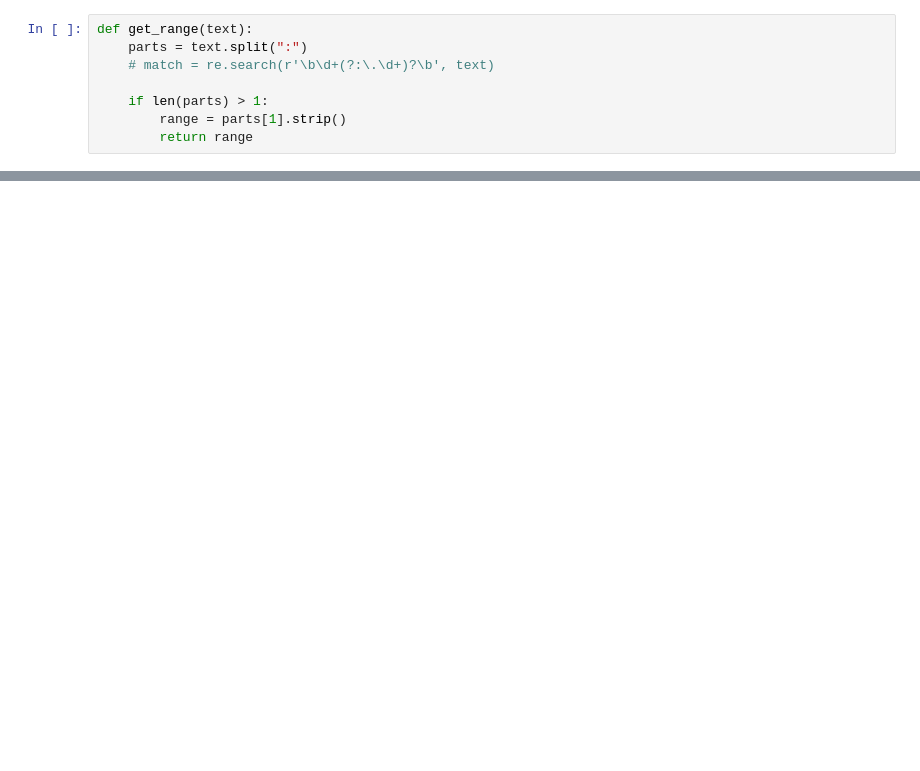
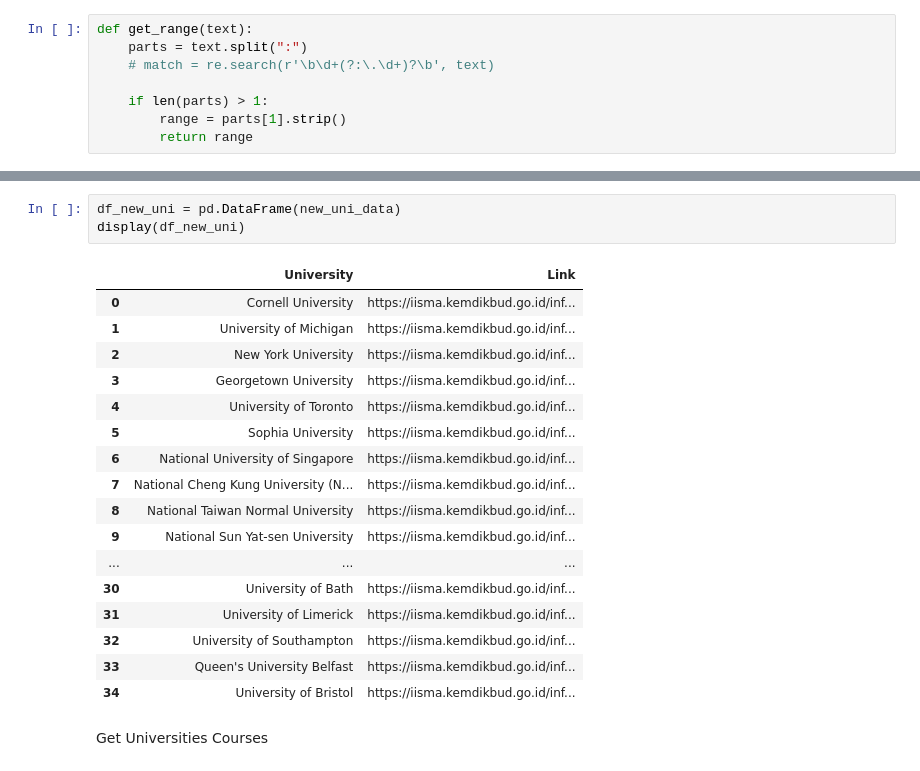
Before and after one commit to ceavinrufus/iisma_scraping, a Jupyter notebook: iisma_scraping.ipynb, the cells around one changed output, grey strips where cells are left out. Saved outputs shown, nothing was run; the diff lists cells and outputs as text; blank space fills up the shorter version.

Commit message:
new uni, uni courses

```diff
--- a/iisma_scraping.ipynb
+++ b/iisma_scraping.ipynb
@@ -418,0 +290,23 @@ display(df_intakes.groupby(["University", "Intake"]).sum().iloc[130:137, :])
+# %%
+df_new_uni = pd.DataFrame(new_uni_data)
+display(df_new_uni)
+# %% [output]
+|  | University | Link |
+| 0 | Cornell University | https://iisma.kemdikbud.go.id/inf... |
+| 1 | University of Michigan | https://iisma.kemdikbud.go.id/inf... |
+| 2 | New York University | https://iisma.kemdikbud.go.id/inf... |
+| 3 | Georgetown University | https://iisma.kemdikbud.go.id/inf... |
+| 4 | University of Toronto | https://iisma.kemdikbud.go.id/inf... |
+| 5 | Sophia University | https://iisma.kemdikbud.go.id/inf... |
+| 6 | National University of Singapore | https://iisma.kemdikbud.go.id/inf... |
+| 7 | National Cheng Kung University (N... | https://iisma.kemdikbud.go.id/inf... |
+| 8 | National Taiwan Normal University | https://iisma.kemdikbud.go.id/inf... |
+| 9 | National Sun Yat-sen University | https://iisma.kemdikbud.go.id/inf... |
+| ... | ... | ... |
+| 30 | University of Bath | https://iisma.kemdikbud.go.id/inf... |
+| 31 | University of Limerick | https://iisma.kemdikbud.go.id/inf... |
+| 32 | University of Southampton | https://iisma.kemdikbud.go.id/inf... |
+| 33 | Queen's University Belfast | https://iisma.kemdikbud.go.id/inf... |
+| 34 | University of Bristol | https://iisma.kemdikbud.go.id/inf... |
+# %% [markdown]
+Get Universities Courses
```
Also changed, not shown: parts of 17 cells of this notebook, 5 other files.
